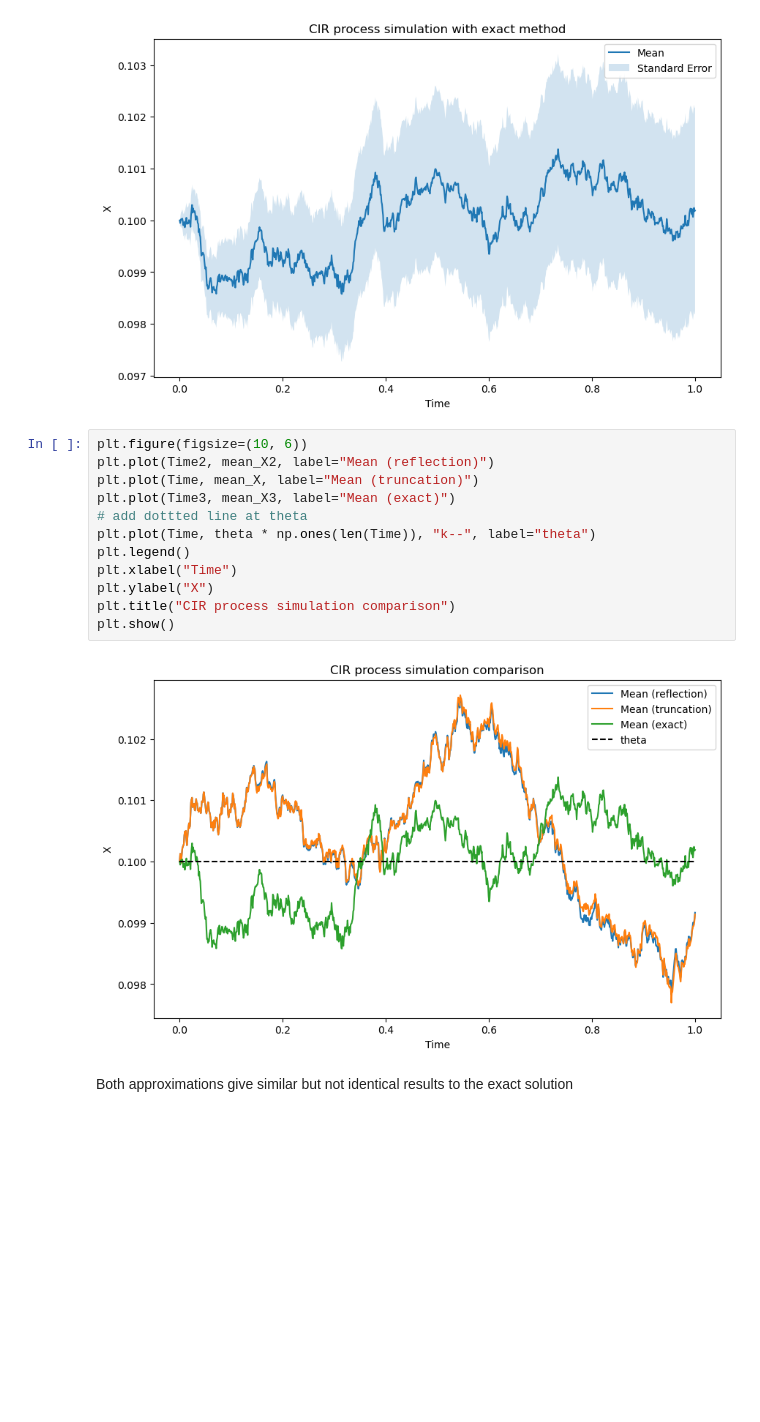
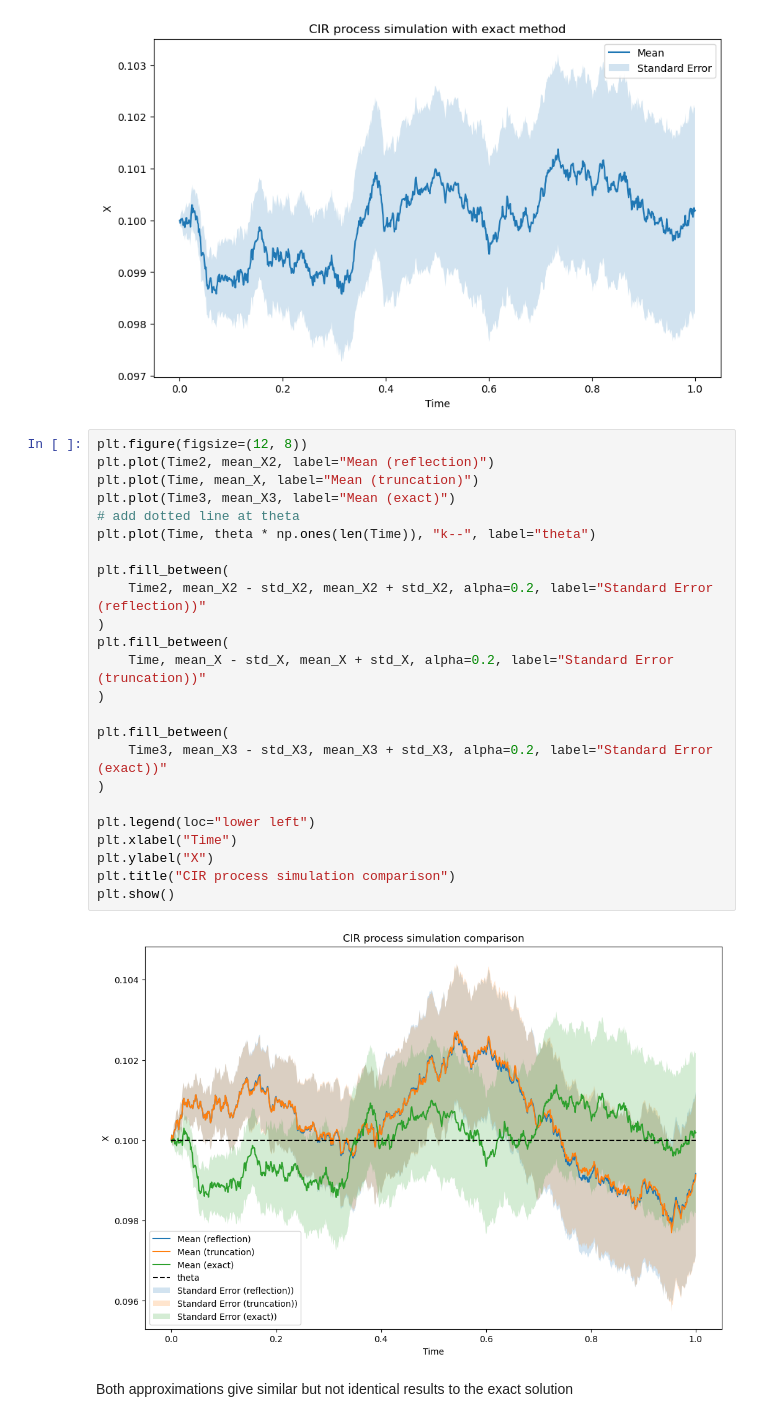
Before and after one commit to paul-wawszczyk/CIR-Process, a Jupyter notebook: CIR Process.ipynb, the cells around one changed output. Saved outputs shown, nothing was run; the diff lists cells and outputs as text; blank space fills up the shorter version.

```diff
--- a/CIR Process.ipynb
+++ b/CIR Process.ipynb
@@ -150,19 +150,31 @@ plt.show()
 # %% [output]
 [figure]
 # %%
-plt.figure(figsize=(10, 6))
+plt.figure(figsize=(12, 8))
 plt.plot(Time2, mean_X2, label="Mean (reflection)")
 plt.plot(Time, mean_X, label="Mean (truncation)")
 plt.plot(Time3, mean_X3, label="Mean (exact)")
-# add dottted line at theta
+# add dotted line at theta
 plt.plot(Time, theta * np.ones(len(Time)), "k--", label="theta")
-plt.legend()
+
+plt.fill_between(
+    Time2, mean_X2 - std_X2, mean_X2 + std_X2, alpha=0.2, label="Standard Error (reflection))"
+)
+plt.fill_between(
+    Time, mean_X - std_X, mean_X + std_X, alpha=0.2, label="Standard Error (truncation))"
+)
+
+plt.fill_between(
+    Time3, mean_X3 - std_X3, mean_X3 + std_X3, alpha=0.2, label="Standard Error (exact))"
+)
+
+plt.legend(loc="lower left")
 plt.xlabel("Time")
 plt.ylabel("X")
 plt.title("CIR process simulation comparison")
 plt.show()
 # %% [output]
-[figure, old version]
+[figure, new version]
 # %% [markdown]
 Both approximations give similar but not identical results to the exact solution
 # %%
```
Also changed, not shown: 1 other file.
